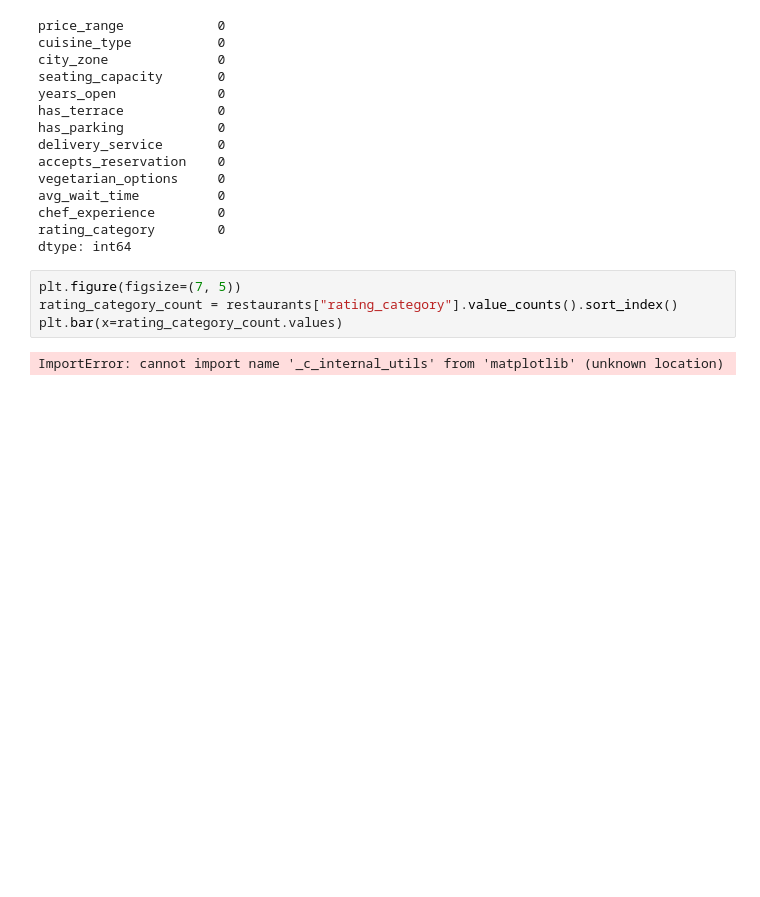
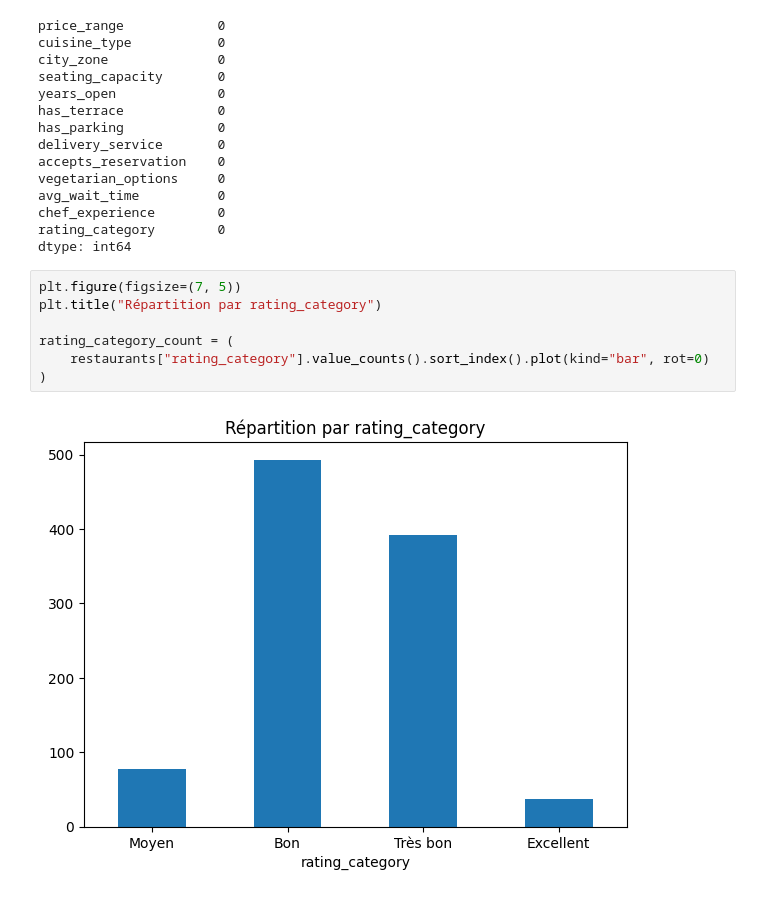
Before and after one commit to DamienDESSAUX-M2i/M2i_CDSD_TDTP, a Jupyter notebook: scikit_learn/exos/exo4.ipynb, the cells around one changed output. Cells and saved outputs as stored; diff of their text form; blank space fills up the shorter version.

```diff
--- a/scikit_learn/exos/exo4.ipynb
+++ b/scikit_learn/exos/exo4.ipynb
@@ -105,7 +109,10 @@ rating_category        0
 dtype: int64
 # %%
 plt.figure(figsize=(7, 5))
-rating_category_count = restaurants["rating_category"].value_counts().sort_index()
-plt.bar(x=rating_category_count.values)
+plt.title("Répartition par rating_category")
+
+rating_category_count = (
+    restaurants["rating_category"].value_counts().sort_index().plot(kind="bar", rot=0)
+)
 # %% [output]
-ImportError: cannot import name '_c_internal_utils' from 'matplotlib' (unknown location)
+[figure, added]
```
Also changed, not shown: parts of 18 cells of this notebook, 10 other files.
